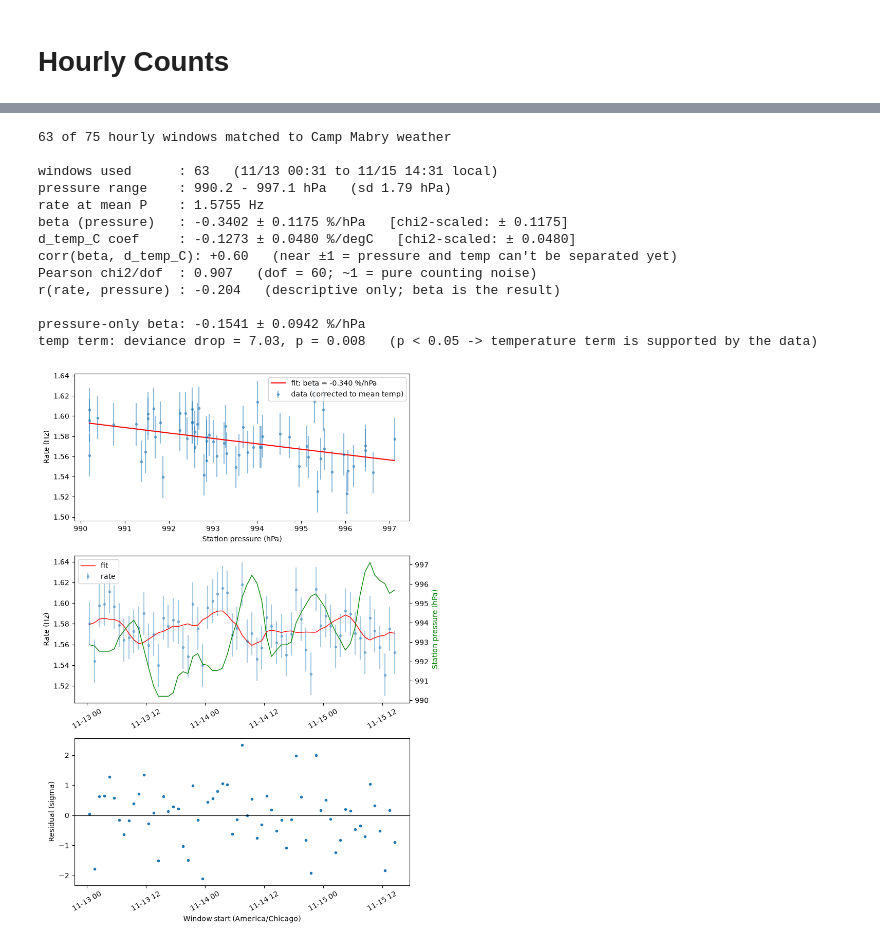
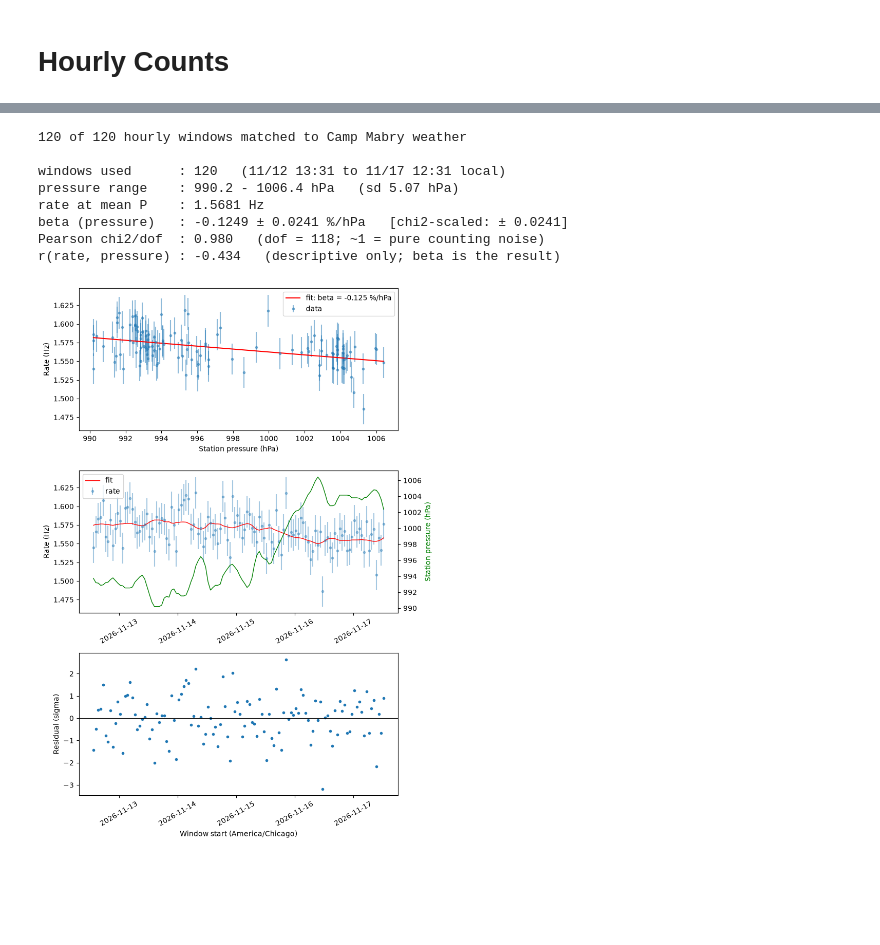
Before and after one commit to jasonrmay/ADV-Lab, a Jupyter notebook: muon-lifetime/Fitting_regime.ipynb, the cells around one changed output, grey strips where cells are left out. Saved outputs shown, nothing was run; the diff lists cells and outputs as text; code cells hidden in the pictures; blank space fills up the shorter version.

```diff
--- a/muon-lifetime/Fitting_regime.ipynb
+++ b/muon-lifetime/Fitting_regime.ipynb
@@ -62,7 +62,8 @@ data_path = data_folder_path + r"/MuonTest6.2.Spe"
 time_cal_path_1 = data_folder_path + r"/timeCal_P0128_R2048.Spe"
 time_cal_path_2 = data_folder_path + r"/timeCal512_P0128_P2048.Spe"
 
-hourly_folder_path = data_folder_path + r"/MuonCounts"
+hourly_folder_path = data_folder_path + r"/MuonCounts/run1"
+# hourly_folder_path = data_folder_path + r"/MuonCounts/run2"
 # %% [markdown]
 # Data Rebinning
 # %%
@@ -374,23 +545,18 @@ plt.show()
 # Hourly Counts
 # %%
 counts = []
+counts2 = []
 timestamps = []
+timestamps2 = []
 for file in sorted(os.listdir(hourly_folder_path)):
   if file.endswith(".Spe"):
-    data_path = os.path.join(hourly_folder_path, file)
-    muon_data_dict = get_data(data_path, TOTAL_CHANNELS)
+    muon_data_path = os.path.join(hourly_folder_path, file)
+    muon_data_dict = get_data(muon_data_path, TOTAL_CHANNELS)
 
     timestamp = f"{muon_data_dict['start_date']} {muon_data_dict['start_time']}"
     timestamps.append(timestamp)
 
     muon_data = muon_data_dict["data"]
     count = sum(muon_data)
+
     counts.append(count)
-
-hours = [f"{i}" for i in range(len(counts))]
-
-plt.plot(hours, counts)
-plt.xticks(rotation=45, ha="right", fontsize=8)
-plt.xlabel("Hour")
-plt.ylabel("Count")
-plt.show()
@@ -612,46 +847,41 @@ def plot_fit(df, res, count_col="counts", time_col="real_s", p_col="p_hPa"):
 # download to this list; overlapping time ranges are fine.
 MET_CSV_PATHS = [r"C:\pyt\ADV-Lab\muon-lifetime\ATT.csv"]
 
-USE_TEMP = True      # True -> add surface temperature (degC) as a second regressor
+USE_TEMP = False      # True -> add surface temperature (degC) as a second regressor
 TIME_COL = "real_s"   # exposure per window; "live_s" uses MCA live time instead
 
 # ---------------- one row per hourly .Spe file, with weather at mid-window ----------------
 met = load_met(MET_CSV_PATHS)
 df = add_weather(load_hourly_counts(hourly_folder_path), met, time_col=TIME_COL)
 
 n_all = len(df)
 need = ["p_hPa"] + (["temp_C"] if USE_TEMP else [])
 df = df.dropna(subset=need)
 df = df[df[TIME_COL] > 0]
 print(f"{len(df)} of {n_all} hourly windows matched to Camp Mabry weather\n")
 
 # ---------------- fit ----------------
 extra = ["temp_C"] if USE_TEMP else []
 res, chi2_dof = fit_glm(df, time_col=TIME_COL, extra_cols=extra)
 report(df, res, chi2_dof, time_col=TIME_COL)
 
 if USE_TEMP:
     # does the temperature term improve the fit? likelihood-ratio test vs. pressure only
     from scipy.stats import chi2 as chi2_dist
     res_p, _ = fit_glm(df, time_col=TIME_COL)
     d_dev = res_p.deviance - res.deviance
     print(f"\npressure-only beta: {100*res_p.params['dP']:+.4f} ± {100*res_p.bse['dP']:.4f} %/hPa")
     print(f"temp term: deviance drop = {d_dev:.2f}, p = {chi2_dist.sf(d_dev, 1):.3f}"
           "   (p < 0.05 -> temperature term is supported by the data)")
 
 plot_fit(df, res, time_col=TIME_COL)
 # %% [output]
-63 of 75 hourly windows matched to Camp Mabry weather
+120 of 120 hourly windows matched to Camp Mabry weather
 
-windows used      : 63   (11/13 00:31 to 11/15 14:31 local)
-pressure range    : 990.2 - 997.1 hPa   (sd 1.79 hPa)
-rate at mean P    : 1.5755 Hz
-beta (pressure)   : -0.3402 ± 0.1175 %/hPa   [chi2-scaled: ± 0.1175]
-d_temp_C coef     : -0.1273 ± 0.0480 %/degC   [chi2-scaled: ± 0.0480]
-corr(beta, d_temp_C): +0.60   (near ±1 = pressure and temp can't be separated yet)
-Pearson chi2/dof  : 0.907   (dof = 60; ~1 = pure counting noise)
-r(rate, pressure) : -0.204   (descriptive only; beta is the result)
-
-pressure-only beta: -0.1541 ± 0.0942 %/hPa
-temp term: deviance drop = 7.03, p = 0.008   (p < 0.05 -> temperature term is supported by the data)
+windows used      : 120   (11/12 13:31 to 11/17 12:31 local)
+pressure range    : 990.2 - 1006.4 hPa   (sd 5.07 hPa)
+rate at mean P    : 1.5681 Hz
+beta (pressure)   : -0.1249 ± 0.0241 %/hPa   [chi2-scaled: ± 0.0241]
+Pearson chi2/dof  : 0.980   (dof = 118; ~1 = pure counting noise)
+r(rate, pressure) : -0.434   (descriptive only; beta is the result)
-[figure, old version]
+[figure, new version]
```
Also changed, not shown: parts of 10 cells of this notebook.
